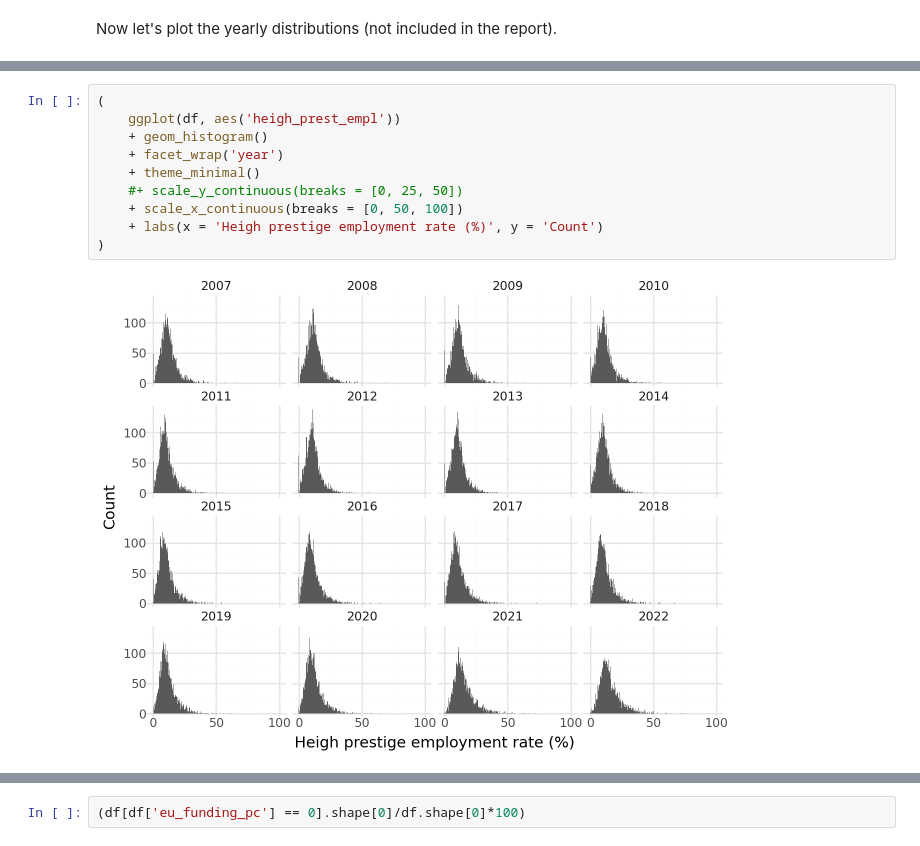
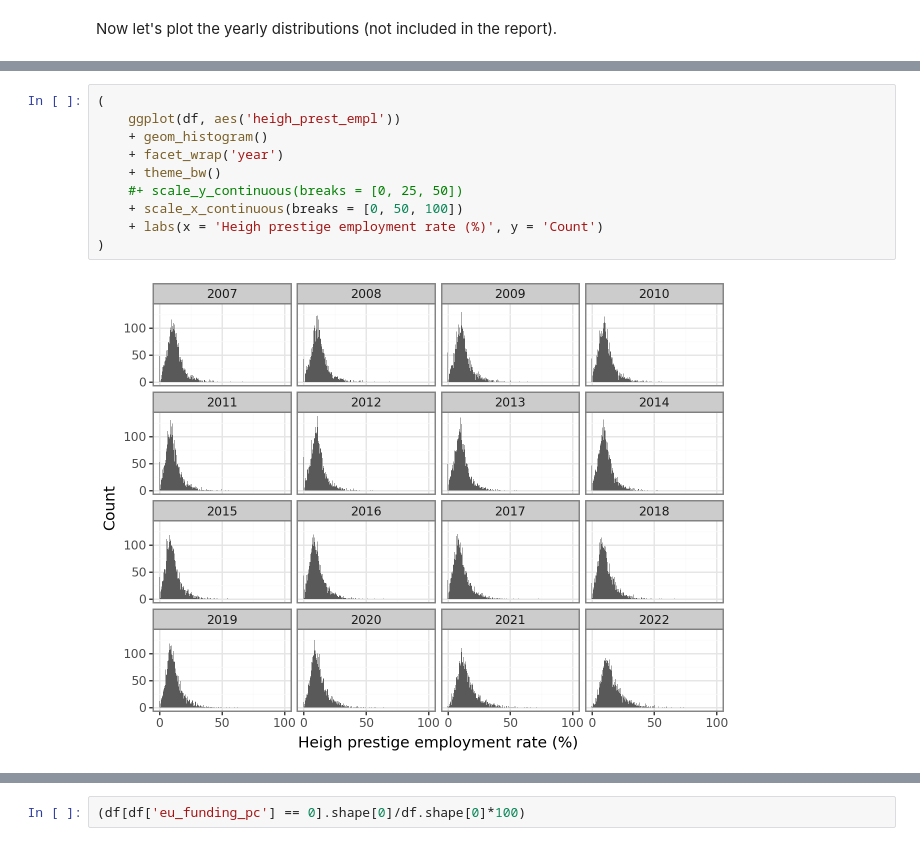
Before and after one commit to marton-nagy-marton/Data-Analysis-4, a Jupyter notebook: Term_project/MartonNagy_DA4_TermProject.ipynb, the cells around one changed output, grey strips where cells are left out. Cells and saved outputs as stored; diff of their text form.

```diff
--- a/Term_project/MartonNagy_DA4_TermProject.ipynb
+++ b/Term_project/MartonNagy_DA4_TermProject.ipynb
@@ -571,15 +571,15 @@ Now let's plot the yearly distributions (not included in the report).
 # %%
 (
     ggplot(df, aes('heigh_prest_empl'))
     + geom_histogram()
     + facet_wrap('year')
-    + theme_minimal()
+    + theme_bw()
     #+ scale_y_continuous(breaks = [0, 25, 50])
     + scale_x_continuous(breaks = [0, 50, 100])
     + labs(x = 'Heigh prestige employment rate (%)', y = 'Count')
 )
 # %% [output]
-[figure, old version]
+[figure, new version]
 # %%
 (
     ggplot(df, aes('pop_dense'))
```
Also changed, not shown: parts of 61 cells of this notebook.
